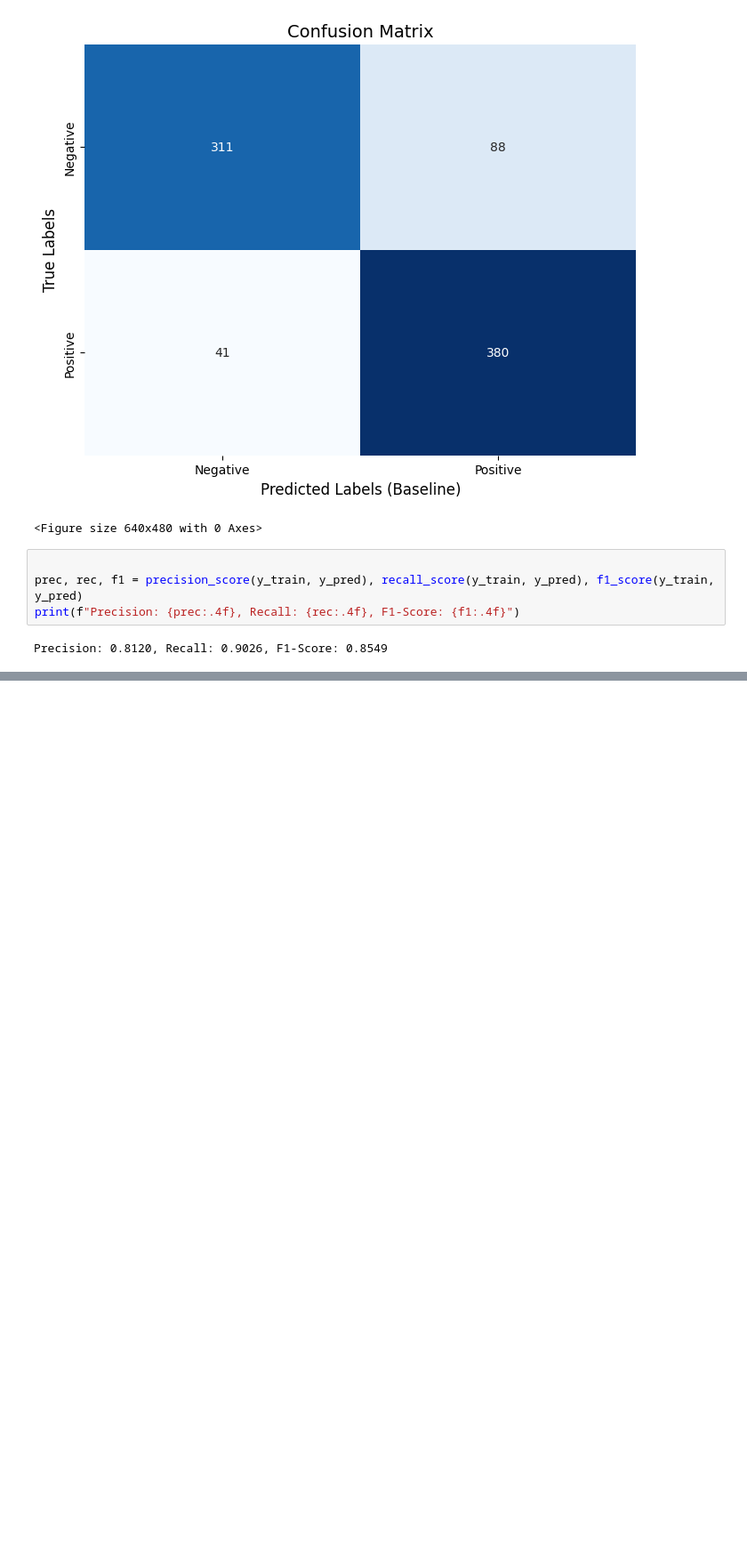
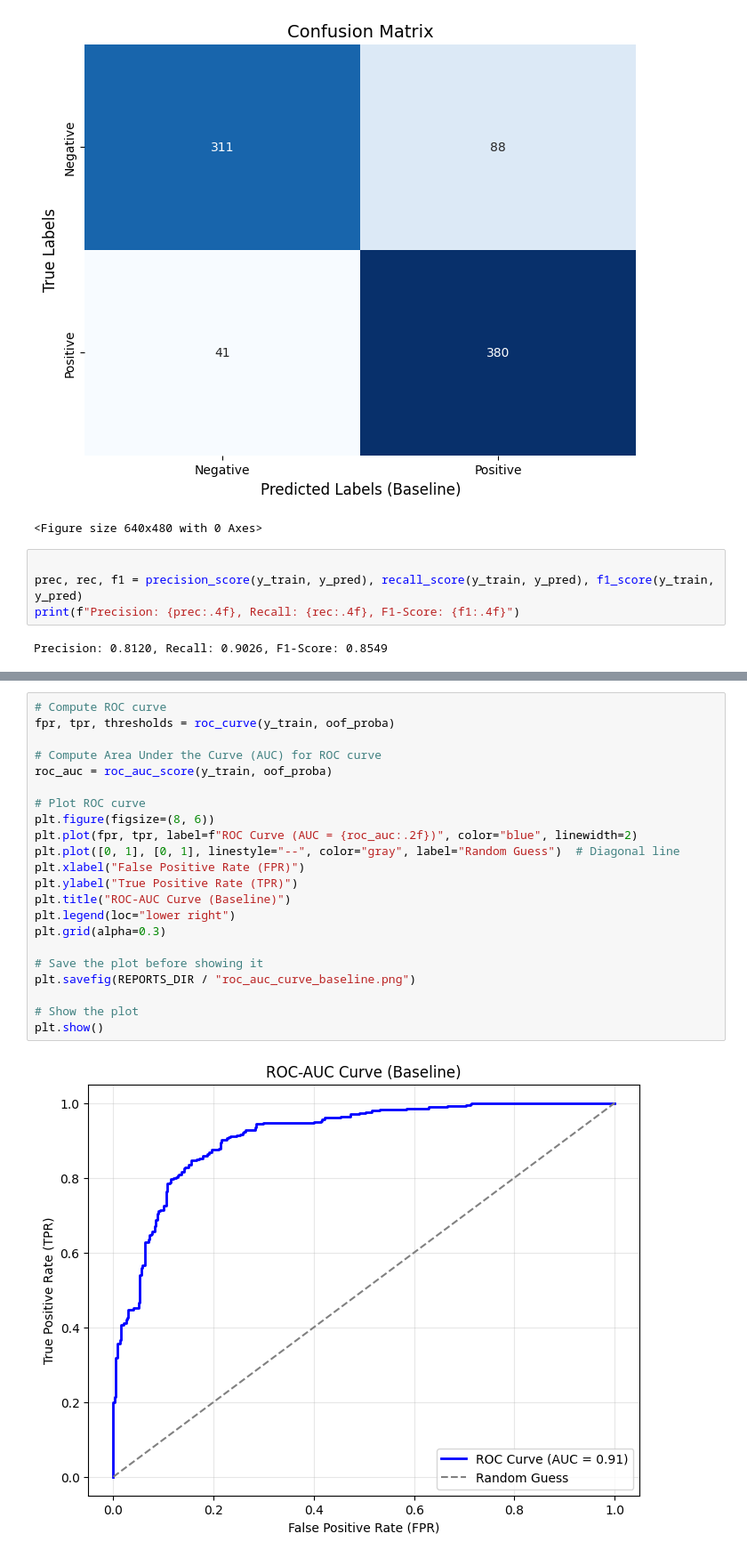
Before and after one commit to Uvlazhnitel/Credit-Card-Fraud-Detection, a Jupyter notebook: notebooks/02_baseline_model.ipynb, the cells around one changed output, grey strips where cells are left out. Shown: that part at 89% size. Cells and saved outputs as stored; diff of their text form; blank space fills up the shorter version.

```diff
--- a/notebooks/02_baseline_model.ipynb
+++ b/notebooks/02_baseline_model.ipynb
@@ -132 +139,25 @@ plt.savefig(REPORTS_DIR / "pr_curve_baseline.png")
 <Figure size 640x480 with 0 Axes>
+# %%
+# Compute ROC curve
+fpr, tpr, thresholds = roc_curve(y_train, oof_proba)
+
+# Compute Area Under the Curve (AUC) for ROC curve
+roc_auc = roc_auc_score(y_train, oof_proba)
+
+# Plot ROC curve
+plt.figure(figsize=(8, 6))
+plt.plot(fpr, tpr, label=f"ROC Curve (AUC = {roc_auc:.2f})", color="blue", linewidth=2)
+plt.plot([0, 1], [0, 1], linestyle="--", color="gray", label="Random Guess")  # Diagonal line
+plt.xlabel("False Positive Rate (FPR)")
+plt.ylabel("True Positive Rate (TPR)")
+plt.title("ROC-AUC Curve (Baseline)")
+plt.legend(loc="lower right")
+plt.grid(alpha=0.3)
+
+# Save the plot before showing it
+plt.savefig(REPORTS_DIR / "roc_auc_curve_baseline.png")
+
+# Show the plot
+plt.show()
+# %% [output]
+[figure, added]
```
Also changed, not shown: parts of 2 cells of this notebook, 1 other file.
